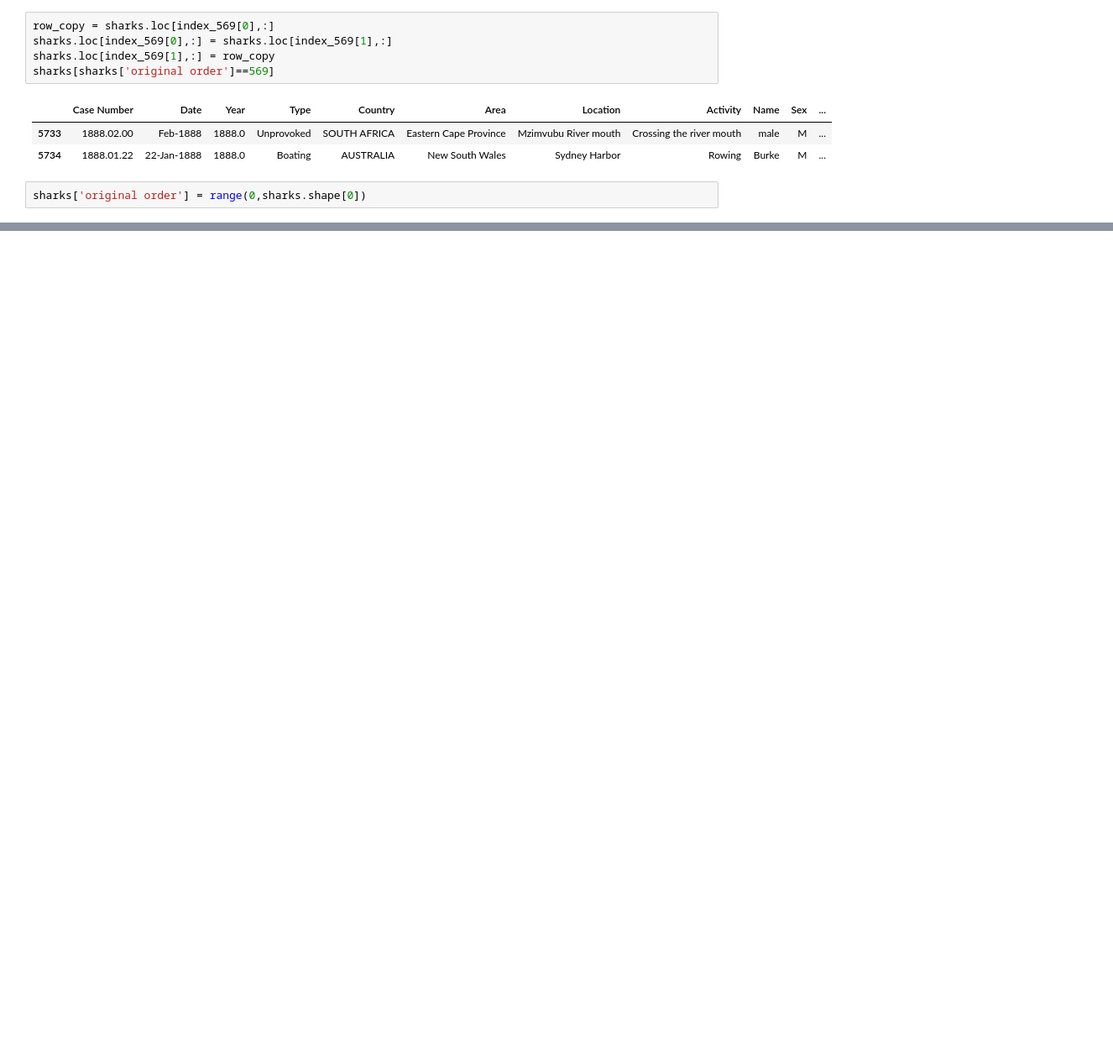
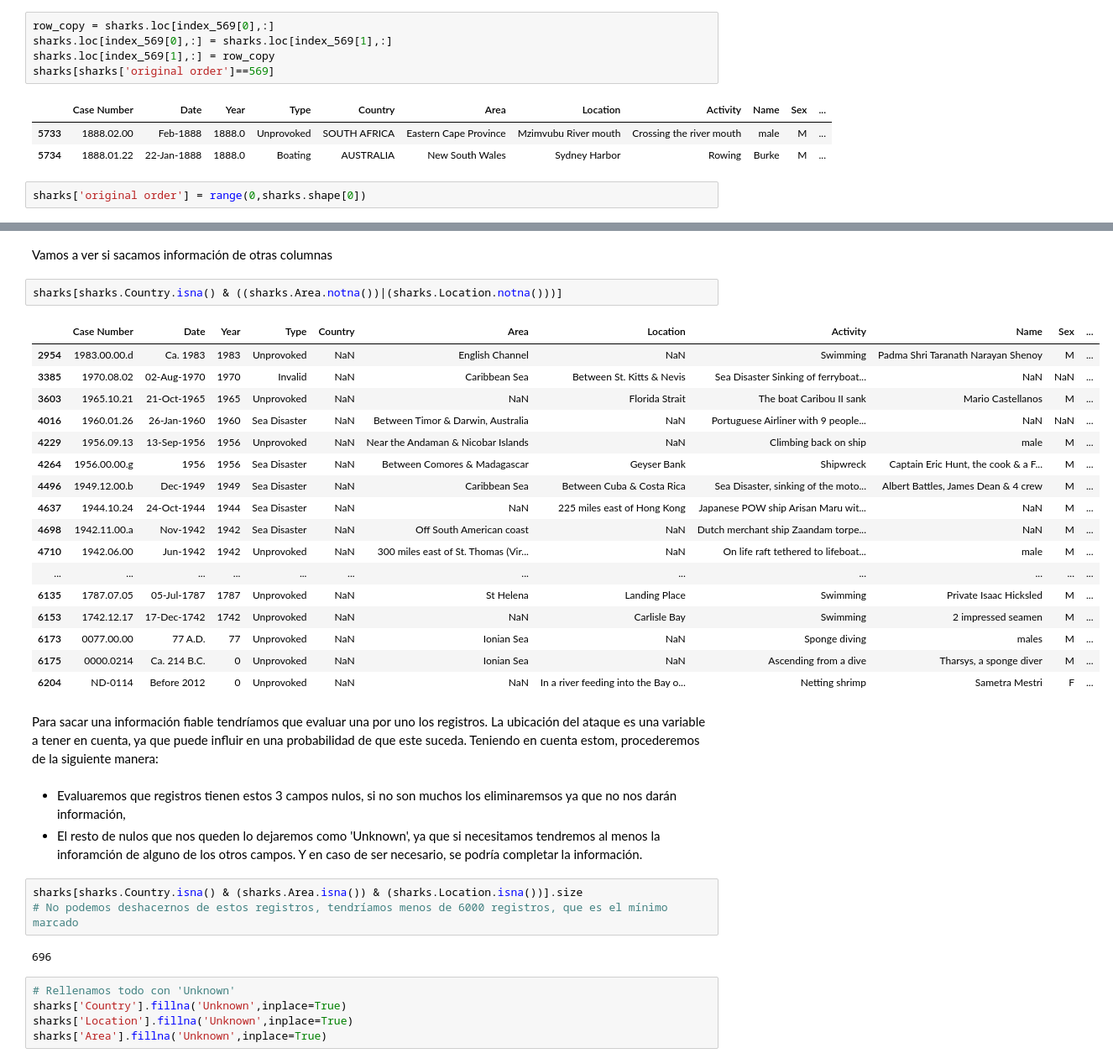
Before and after one commit to gusavato/1_IRONHACK_Sharks, a Jupyter notebook: jupyter/main.ipynb, the cells around one changed output, grey strips where cells are left out. Shown at 84% size. Saved outputs shown, nothing was run; the diff lists cells and outputs as text; blank space fills up the shorter version.

```diff
--- a/jupyter/main.ipynb
+++ b/jupyter/main.ipynb
@@ -342,0 +587,37 @@ Name: original order, Length: 6302, dtype: int64
+# %% [markdown]
+Vamos a ver si sacamos información de otras columnas
+# %%
+sharks[sharks.Country.isna() & ((sharks.Area.notna())|(sharks.Location.notna()))]
+# %% [output]
+|  | Case Number | Date | Year | Type | Country | Area | Location | Activity | Name | Sex | ... |
+| 2954 | 1983.00.00.d | Ca. 1983 | 1983 | Unprovoked | NaN | English Channel | NaN | Swimming | Padma Shri Taranath Narayan Shenoy | M | ... |
+| 3385 | 1970.08.02 | 02-Aug-1970 | 1970 | Invalid | NaN | Caribbean Sea | Between St. Kitts & Nevis | Sea Disaster Sinking of ferryboat... | NaN | NaN | ... |
+| 3603 | 1965.10.21 | 21-Oct-1965 | 1965 | Unprovoked | NaN | NaN | Florida Strait | The boat Caribou II sank | Mario Castellanos | M | ... |
+| 4016 | 1960.01.26 | 26-Jan-1960 | 1960 | Sea Disaster | NaN | Between Timor & Darwin, Australia | NaN | Portuguese Airliner with 9 people... | NaN | NaN | ... |
+| 4229 | 1956.09.13 | 13-Sep-1956 | 1956 | Unprovoked | NaN | Near the Andaman & Nicobar Islands | NaN | Climbing back on ship | male | M | ... |
+| 4264 | 1956.00.00.g | 1956 | 1956 | Sea Disaster | NaN | Between Comores & Madagascar | Geyser Bank | Shipwreck | Captain Eric Hunt, the cook & a F... | M | ... |
+| 4496 | 1949.12.00.b | Dec-1949 | 1949 | Sea Disaster | NaN | Caribbean Sea | Between Cuba & Costa Rica | Sea Disaster, sinking of the moto... | Albert Battles, James Dean & 4 crew | M | ... |
+| 4637 | 1944.10.24 | 24-Oct-1944 | 1944 | Sea Disaster | NaN | NaN | 225 miles east of Hong Kong | Japanese POW ship Arisan Maru wit... | NaN | M | ... |
+| 4698 | 1942.11.00.a | Nov-1942 | 1942 | Sea Disaster | NaN | Off South American coast | NaN | Dutch merchant ship Zaandam torpe... | NaN | M | ... |
+| 4710 | 1942.06.00 | Jun-1942 | 1942 | Unprovoked | NaN | 300 miles east of St. Thomas (Vir... | NaN | On life raft tethered to lifeboat... | male | M | ... |
+| ... | ... | ... | ... | ... | ... | ... | ... | ... | ... | ... | ... |
+| 6135 | 1787.07.05 | 05-Jul-1787 | 1787 | Unprovoked | NaN | St Helena | Landing Place | Swimming | Private Isaac Hicksled | M | ... |
+| 6153 | 1742.12.17 | 17-Dec-1742 | 1742 | Unprovoked | NaN | NaN | Carlisle Bay | Swimming | 2 impressed seamen | M | ... |
+| 6173 | 0077.00.00 | 77 A.D. | 77 | Unprovoked | NaN | Ionian Sea | NaN | Sponge diving | males | M | ... |
+| 6175 | 0000.0214 | Ca. 214 B.C. | 0 | Unprovoked | NaN | Ionian Sea | NaN | Ascending from a dive | Tharsys, a sponge diver | M | ... |
+| 6204 | ND-0114 | Before 2012 | 0 | Unprovoked | NaN | NaN | In a river feeding into the Bay o... | Netting shrimp | Sametra Mestri | F | ... |
+# %% [markdown]
+Para sacar una información fiable tendríamos que evaluar una por uno los registros. La ubicación del ataque es una variable a tener en cuenta, ya que puede influir en una probabilidad de que este suceda. Teniendo en cuenta estom, procederemos de la siguiente manera:
+# %% [markdown]
+* Evaluaremos que registros tienen estos 3 campos nulos, si no son muchos los eliminaremsos ya que no nos darán información,
+* El resto de nulos que nos queden lo dejaremos como 'Unknown', ya que si necesitamos tendremos al menos la inforamción de alguno de los otros campos. Y en caso de ser necesario, se podría completar la información.
+# %%
+sharks[sharks.Country.isna() & (sharks.Area.isna()) & (sharks.Location.isna())].size
+# No podemos deshacernos de estos registros, tendríamos menos de 6000 registros, que es el mínimo marcado
+# %% [output]
+696
+# %%
+# Rellenamos todo con 'Unknown'
+sharks['Country'].fillna('Unknown',inplace=True)
+sharks['Location'].fillna('Unknown',inplace=True)
+sharks['Area'].fillna('Unknown',inplace=True)
```
Also changed, not shown: parts of 62 cells of this notebook.
